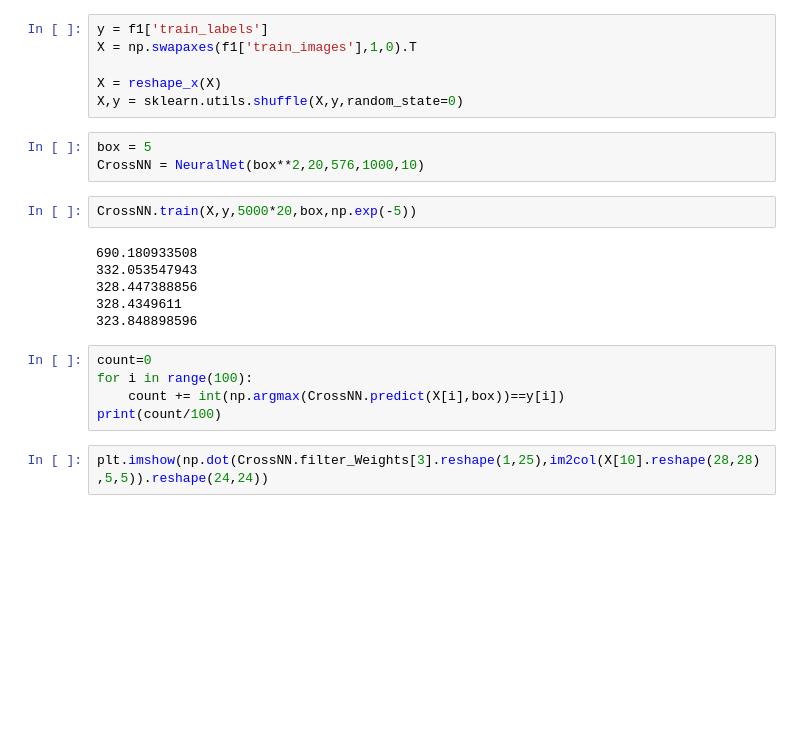
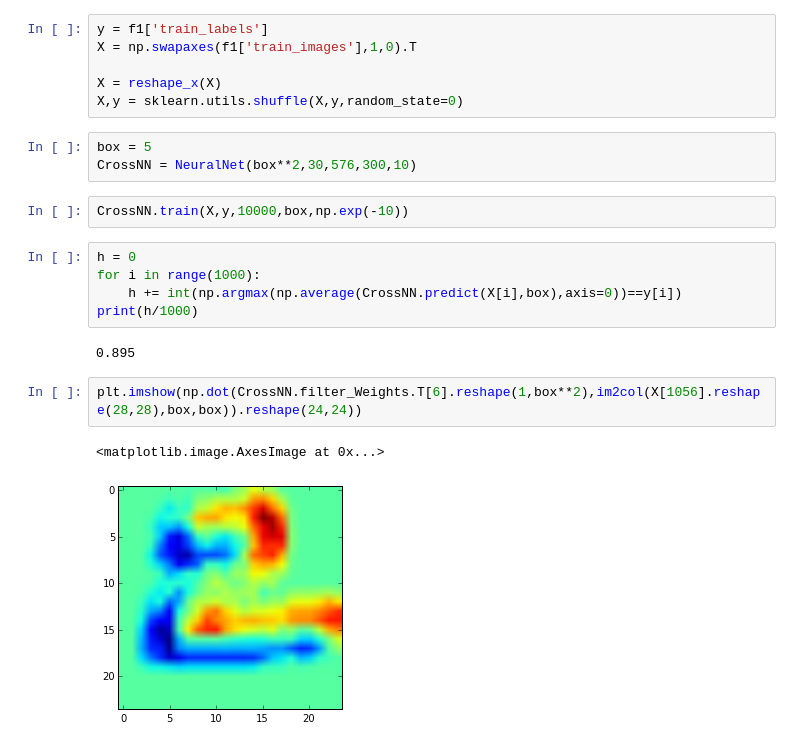
Before and after one commit to galharbi/ConvNN, a Jupyter notebook: ConvNN.ipynb, the cells around one changed output. Drawn from its saved outputs; the diff is of its cells as text; blank space fills up the shorter version.

```diff
--- a/ConvNN.ipynb
+++ b/ConvNN.ipynb
@@ -173,20 +176,19 @@ X = reshape_x(X)
 X,y = sklearn.utils.shuffle(X,y,random_state=0)
 # %%
 box = 5
-CrossNN = NeuralNet(box**2,20,576,1000,10)
+CrossNN = NeuralNet(box**2,30,576,300,10)
 # %%
-CrossNN.train(X,y,5000*20,box,np.exp(-5))
+CrossNN.train(X,y,10000,box,np.exp(-10))
-# %% [output]
-690.180933508
-332.053547943
-328.447388856
-328.4349611
-323.848898596
 # %%
-count=0
-for i in range(100):
-    count += int(np.argmax(CrossNN.predict(X[i],box))==y[i])
-print(count/100)
+h = 0
+for i in range(1000):
+    h += int(np.argmax(np.average(CrossNN.predict(X[i],box),axis=0))==y[i])
+print(h/1000)
+# %% [output]
+0.895
 # %%
-plt.imshow(np.dot(CrossNN.filter_Weights[3].reshape(1,25),im2col(X[10].reshape(28,28),5,5)).reshape(24,24))
+plt.imshow(np.dot(CrossNN.filter_Weights.T[6].reshape(1,box**2),im2col(X[1056].reshape(28,28),box,box)).reshape(24,24))
+# %% [output]
+<matplotlib.image.AxesImage at 0x...>
+[figure, added]
 # %%
```
Also changed, not shown: parts of 5 cells of this notebook.
